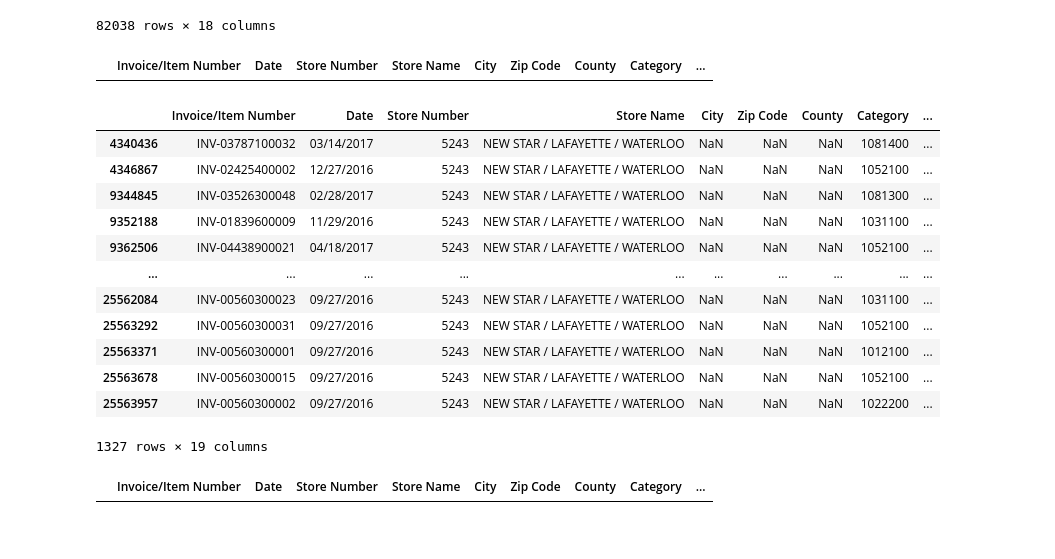
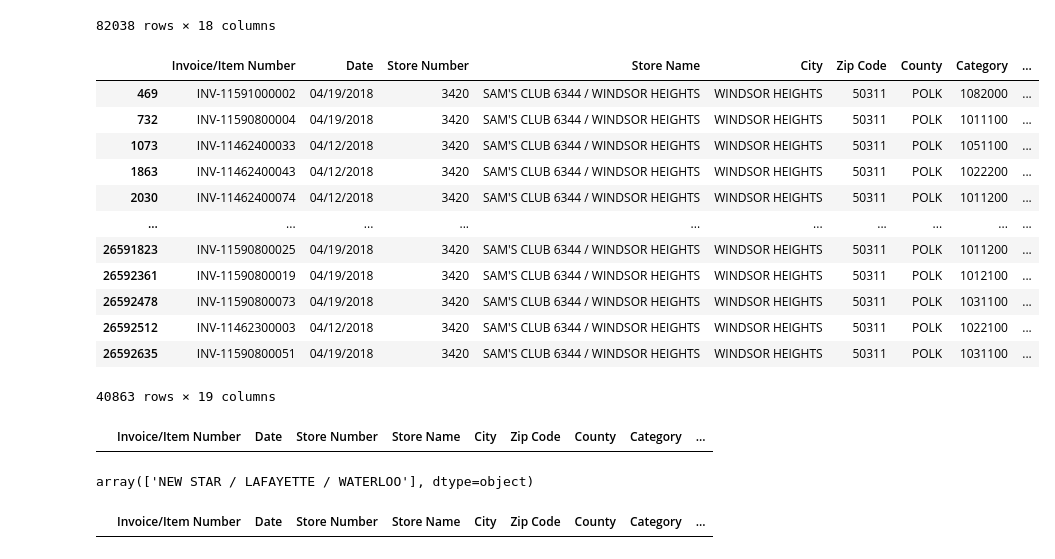
Before and after one commit to antrodtx/Iowa_liquor_Sales, a Jupyter notebook: IOWA_PROJECT.ipynb, the cells around one changed output. Saved outputs shown, nothing was run; the diff lists cells and outputs as text; code cells hidden in the pictures.

```diff
--- a/IOWA_PROJECT.ipynb
+++ b/IOWA_PROJECT.ipynb
@@ -165,25 +163,30 @@ iowa3[iowa3['City'].isna()]
 iowa3['City_2'] = iowa3['City'].fillna(iowa3['Store Name'].apply(lambda x: x.split('/')[1] if '/' in x else x))
+# %%
+iowa3[iowa3['Store Number'] == 3420]
+# %% [output]
+|  | Invoice/Item Number | Date | Store Number | Store Name | City | Zip Code | County | Category | ... |
+| 469 | INV-11591000002 | 04/19/2018 | 3420 | SAM'S CLUB 6344 / WINDSOR HEIGHTS | WINDSOR HEIGHTS | 50311 | POLK | 1082000 | ... |
+| 732 | INV-11590800004 | 04/19/2018 | 3420 | SAM'S CLUB 6344 / WINDSOR HEIGHTS | WINDSOR HEIGHTS | 50311 | POLK | 1011100 | ... |
+| 1073 | INV-11462400033 | 04/12/2018 | 3420 | SAM'S CLUB 6344 / WINDSOR HEIGHTS | WINDSOR HEIGHTS | 50311 | POLK | 1051100 | ... |
+| 1863 | INV-11462400043 | 04/12/2018 | 3420 | SAM'S CLUB 6344 / WINDSOR HEIGHTS | WINDSOR HEIGHTS | 50311 | POLK | 1022200 | ... |
+| 2030 | INV-11462400074 | 04/12/2018 | 3420 | SAM'S CLUB 6344 / WINDSOR HEIGHTS | WINDSOR HEIGHTS | 50311 | POLK | 1011200 | ... |
+| ... | ... | ... | ... | ... | ... | ... | ... | ... | ... |
+| 26591823 | INV-11590800025 | 04/19/2018 | 3420 | SAM'S CLUB 6344 / WINDSOR HEIGHTS | WINDSOR HEIGHTS | 50311 | POLK | 1011200 | ... |
+| 26592361 | INV-11590800019 | 04/19/2018 | 3420 | SAM'S CLUB 6344 / WINDSOR HEIGHTS | WINDSOR HEIGHTS | 50311 | POLK | 1012100 | ... |
+| 26592478 | INV-11590800073 | 04/19/2018 | 3420 | SAM'S CLUB 6344 / WINDSOR HEIGHTS | WINDSOR HEIGHTS | 50311 | POLK | 1031100 | ... |
+| 26592512 | INV-11462300003 | 04/12/2018 | 3420 | SAM'S CLUB 6344 / WINDSOR HEIGHTS | WINDSOR HEIGHTS | 50311 | POLK | 1022100 | ... |
+| 26592635 | INV-11590800051 | 04/19/2018 | 3420 | SAM'S CLUB 6344 / WINDSOR HEIGHTS | WINDSOR HEIGHTS | 50311 | POLK | 1031100 | ... |
+40863 rows × 19 columns
 # %%
 iowa3[iowa3['City_2'].isna()]
 # %% [output]
 |  | Invoice/Item Number | Date | Store Number | Store Name | City | Zip Code | County | Category | ... |
 # %%
-#Store Names with 2 '/' in it and City is null
-iowa3[(iowa3['Store Name'].str.count('/') == 2) & (iowa3['City'].isna())]
+#Store Names with 2 '/' and City is null
+iowa3[(iowa3['Store Name'].str.count('/') == 2) & (iowa3['City'].isna())]['Store Name'].unique()
+#iowa3[(iowa3['Store Name'].str.count('/') == 2) & (iowa3['City'].isna())]
 # %% [output]
-|  | Invoice/Item Number | Date | Store Number | Store Name | City | Zip Code | County | Category | ... |
-| 4340436 | INV-03787100032 | 03/14/2017 | 5243 | NEW STAR / LAFAYETTE / WATERLOO | NaN | NaN | NaN | 1081400 | ... |
-| 4346867 | INV-02425400002 | 12/27/2016 | 5243 | NEW STAR / LAFAYETTE / WATERLOO | NaN | NaN | NaN | 1052100 | ... |
-| 9344845 | INV-03526300048 | 02/28/2017 | 5243 | NEW STAR / LAFAYETTE / WATERLOO | NaN | NaN | NaN | 1081300 | ... |
-| 9352188 | INV-01839600009 | 11/29/2016 | 5243 | NEW STAR / LAFAYETTE / WATERLOO | NaN | NaN | NaN | 1031100 | ... |
-| 9362506 | INV-04438900021 | 04/18/2017 | 5243 | NEW STAR / LAFAYETTE / WATERLOO | NaN | NaN | NaN | 1052100 | ... |
-| ... | ... | ... | ... | ... | ... | ... | ... | ... | ... |
-| 25562084 | INV-00560300023 | 09/27/2016 | 5243 | NEW STAR / LAFAYETTE / WATERLOO | NaN | NaN | NaN | 1031100 | ... |
-| 25563292 | INV-00560300031 | 09/27/2016 | 5243 | NEW STAR / LAFAYETTE / WATERLOO | NaN | NaN | NaN | 1052100 | ... |
-| 25563371 | INV-00560300001 | 09/27/2016 | 5243 | NEW STAR / LAFAYETTE / WATERLOO | NaN | NaN | NaN | 1012100 | ... |
-| 25563678 | INV-00560300015 | 09/27/2016 | 5243 | NEW STAR / LAFAYETTE / WATERLOO | NaN | NaN | NaN | 1052100 | ... |
-| 25563957 | INV-00560300002 | 09/27/2016 | 5243 | NEW STAR / LAFAYETTE / WATERLOO | NaN | NaN | NaN | 1022200 | ... |
-1327 rows × 19 columns
+array(['NEW STAR / LAFAYETTE / WATERLOO'], dtype=object)
 # %%
 iowa3[iowa3['Invoice/Item Number'].isna()]
 # %% [output]
```
Also changed, not shown: parts of 24 cells of this notebook.
